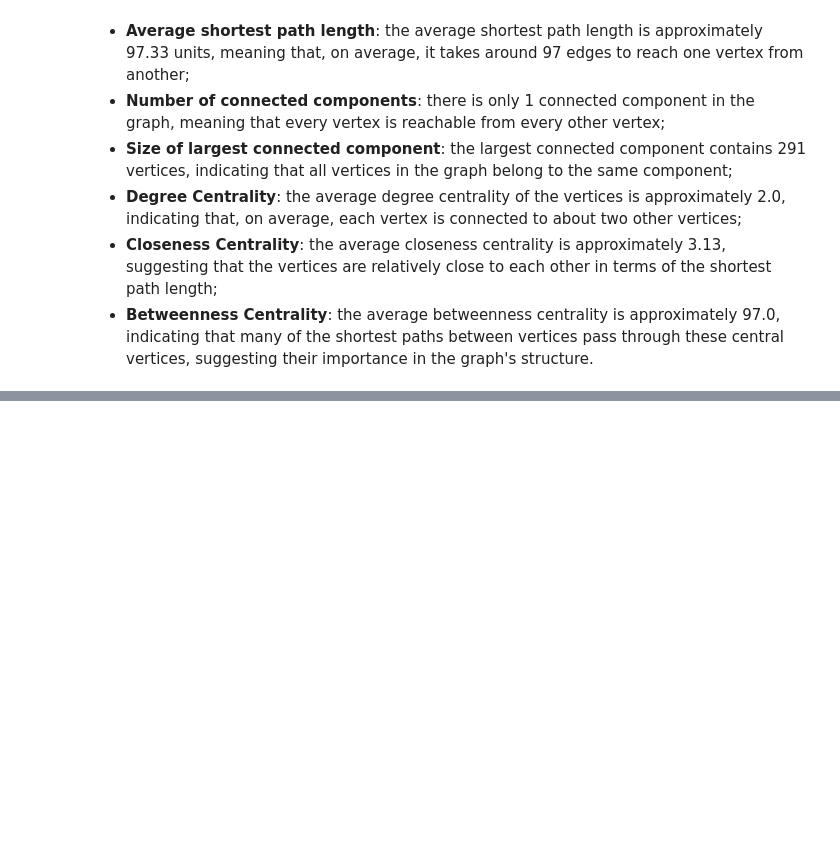
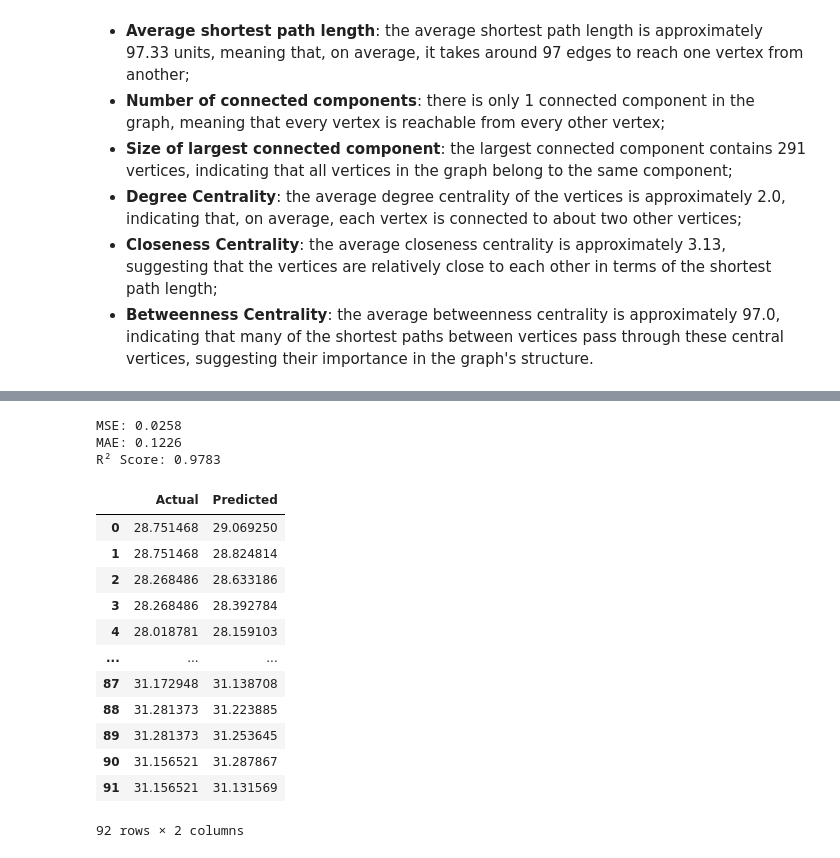
Before and after one commit to chernyshov-dp/SNA-project, a Jupyter notebook: main.ipynb, the cells around one changed output, grey strips where cells are left out. Cells and saved outputs as stored; diff of their text form; code cells hidden in the pictures; blank space fills up the shorter version.

```diff
--- a/main.ipynb
+++ b/main.ipynb
@@ -179,0 +427,29 @@ Betweenness Centrality: 97.00000000000004
+# %%
+mse = mean_squared_error(y_test_inv, predictions_inv)
+mae = mean_absolute_error(y_test_inv, predictions_inv)
+r2 = r2_score(y_test_inv, predictions_inv)
+
+print(f"MSE: {mse:.4f}")
+print(f"MAE: {mae:.4f}")
+print(f"R² Score: {r2:.4f}")
+# %% [output]
+MSE: 0.0258
+MAE: 0.1226
+R² Score: 0.9783
+# %%
+result_df = pd.DataFrame({"Actual": y_test_inv.flatten(), "Predicted": predictions_inv.flatten()})
+result_df
+# %% [output]
+|  | Actual | Predicted |
+| 0 | 28.751468 | 29.069250 |
+| 1 | 28.751468 | 28.824814 |
+| 2 | 28.268486 | 28.633186 |
+| 3 | 28.268486 | 28.392784 |
+| 4 | 28.018781 | 28.159103 |
+| ... | ... | ... |
+| 87 | 31.172948 | 31.138708 |
+| 88 | 31.281373 | 31.223885 |
+| 89 | 31.281373 | 31.253645 |
+| 90 | 31.156521 | 31.287867 |
+| 91 | 31.156521 | 31.131569 |
+92 rows × 2 columns
```
Also changed, not shown: parts of 27 cells of this notebook.
